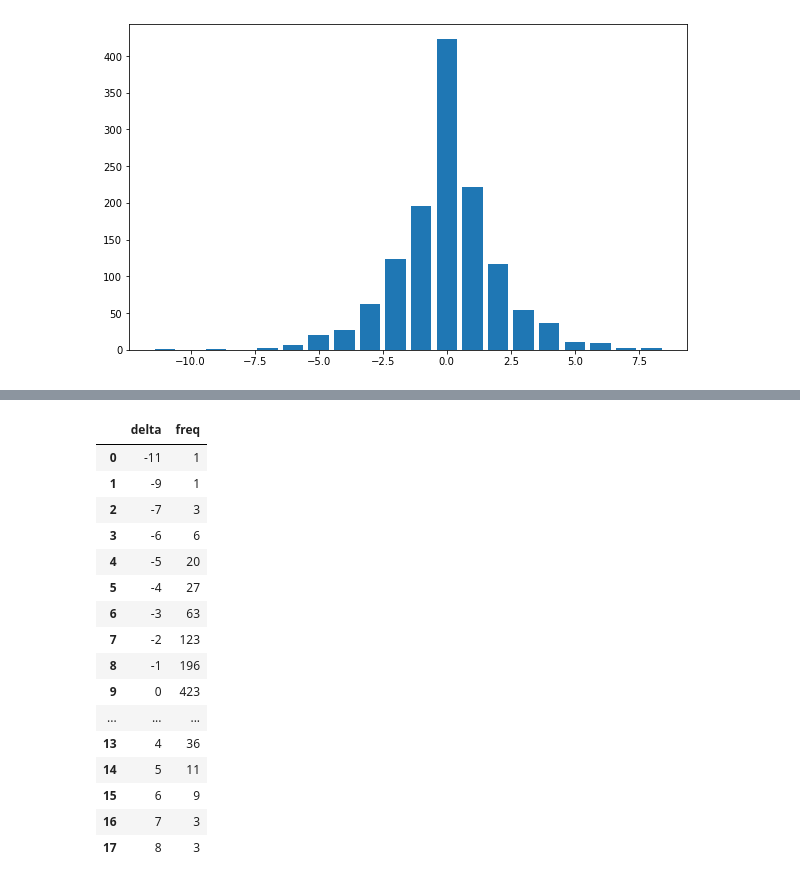
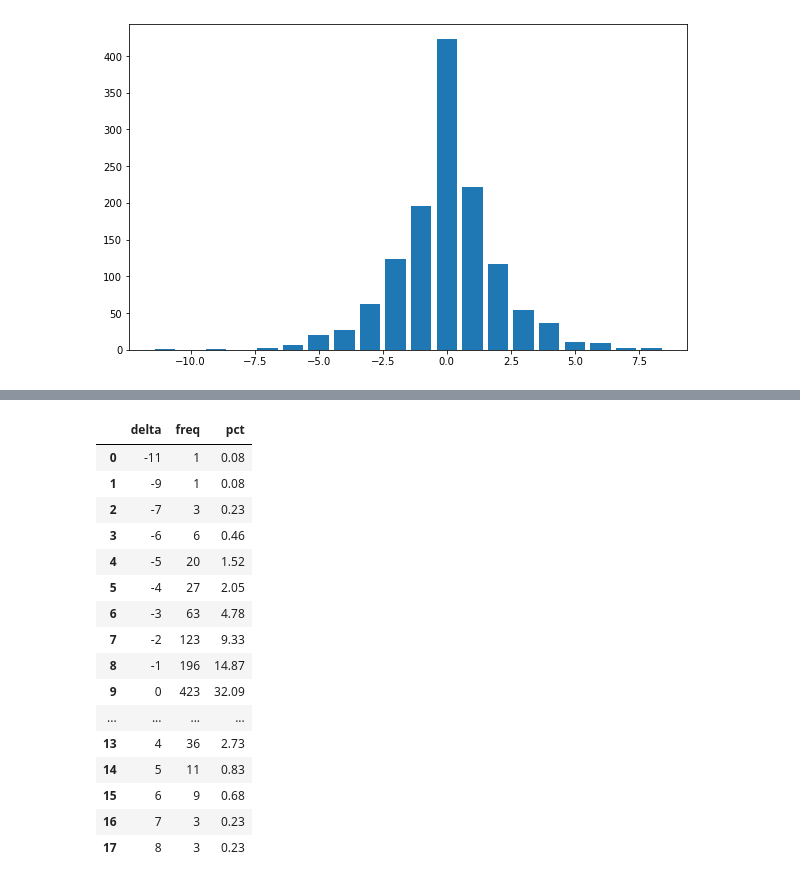
Before and after one commit to conner-mcnicholas/jupyter_notebooks, a Jupyter notebook: ScoreRatio vs WinRatioCorrelation - NBA.ipynb, the cells around one changed output, grey strips where cells are left out. Cells and saved outputs as stored; diff of their text form; code cells hidden in the pictures.

```diff
--- a/ScoreRatio vs WinRatioCorrelation - NBA.ipynb
+++ b/ScoreRatio vs WinRatioCorrelation - NBA.ipynb
@@ -169,7 +169,7 @@ print(df_ext.to_string(index=False))
 # %% [output]
 '\n1977 Luckiest,Median,Unluckiest Teams: (most anomolous)\n            Team   W   L   G    GF    GA    GD  WinPct GD_per  Iwin  Igd  Delta  Idel WINvs50\n  Boston Celtics  44  38  82  8572  8734  -16 ...
 # %%
-year=1977
+year=1970
 teams = list(Teams(year))
 statd = {}
 
@@ -396,3 +396,12 @@ ax.bar(delx,dely)
 plt.show()
 # %% [output]
 [figure]
+# %%
+df_freq=pd.DataFrame(list(zip(delx,dely)),columns=['delta','freq'])
+df_freq['pct'] = round(100.0*df_freq['freq']/sum(list(df_freq['freq'])),2)
+delp = list(df_freq['pct'])
+fig, ax = plt.subplots(figsize=(10, 6))
+ax.bar(delx,delp)
+plt.xlim([-15, 15])
+plt.ylim([0, 33])
+plt.show()
@@ -399,20 +428,20 @@ plt.show()
 # %%
-pd.DataFrame(list(zip(delx,dely)),columns=['delta','freq'])
+pd.DataFrame(list(zip(delx,dely,delp)),columns=['delta','freq','pct'])
 # %% [output]
-|  | delta | freq |
-| 0 | -11 | 1 |
-| 1 | -9 | 1 |
-| 2 | -7 | 3 |
-| 3 | -6 | 6 |
-| 4 | -5 | 20 |
-| 5 | -4 | 27 |
-| 6 | -3 | 63 |
-| 7 | -2 | 123 |
-| 8 | -1 | 196 |
-| 9 | 0 | 423 |
-| ... | ... | ... |
-| 13 | 4 | 36 |
-| 14 | 5 | 11 |
-| 15 | 6 | 9 |
-| 16 | 7 | 3 |
-| 17 | 8 | 3 |
+|  | delta | freq | pct |
+| 0 | -11 | 1 | 0.08 |
+| 1 | -9 | 1 | 0.08 |
+| 2 | -7 | 3 | 0.23 |
+| 3 | -6 | 6 | 0.46 |
+| 4 | -5 | 20 | 1.52 |
+| 5 | -4 | 27 | 2.05 |
+| 6 | -3 | 63 | 4.78 |
+| 7 | -2 | 123 | 9.33 |
+| 8 | -1 | 196 | 14.87 |
+| 9 | 0 | 423 | 32.09 |
+| ... | ... | ... | ... |
+| 13 | 4 | 36 | 2.73 |
+| 14 | 5 | 11 | 0.83 |
+| 15 | 6 | 9 | 0.68 |
+| 16 | 7 | 3 | 0.23 |
+| 17 | 8 | 3 | 0.23 |
```
Also changed, not shown: parts of 3 cells of this notebook, 3 other files.
